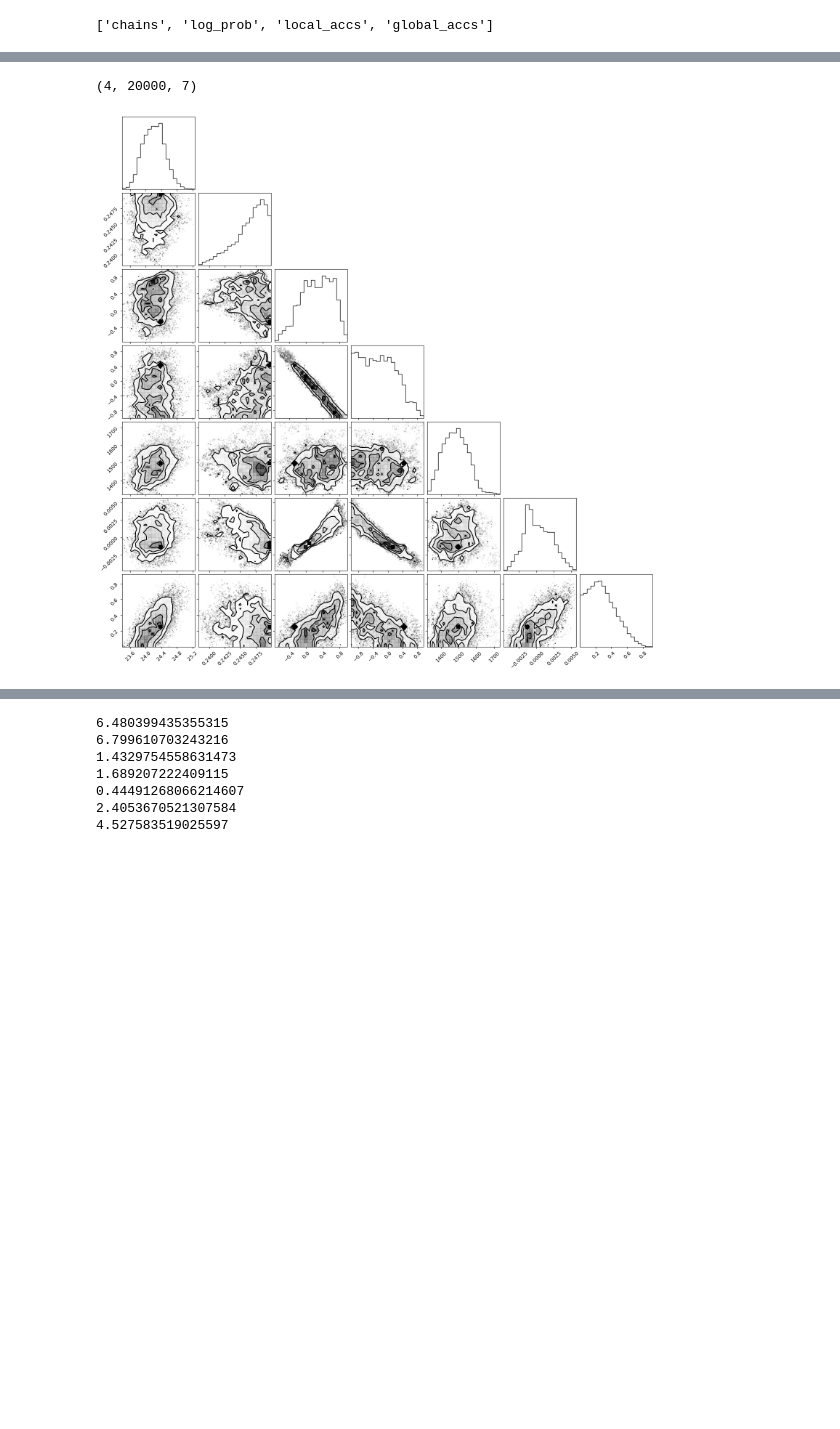
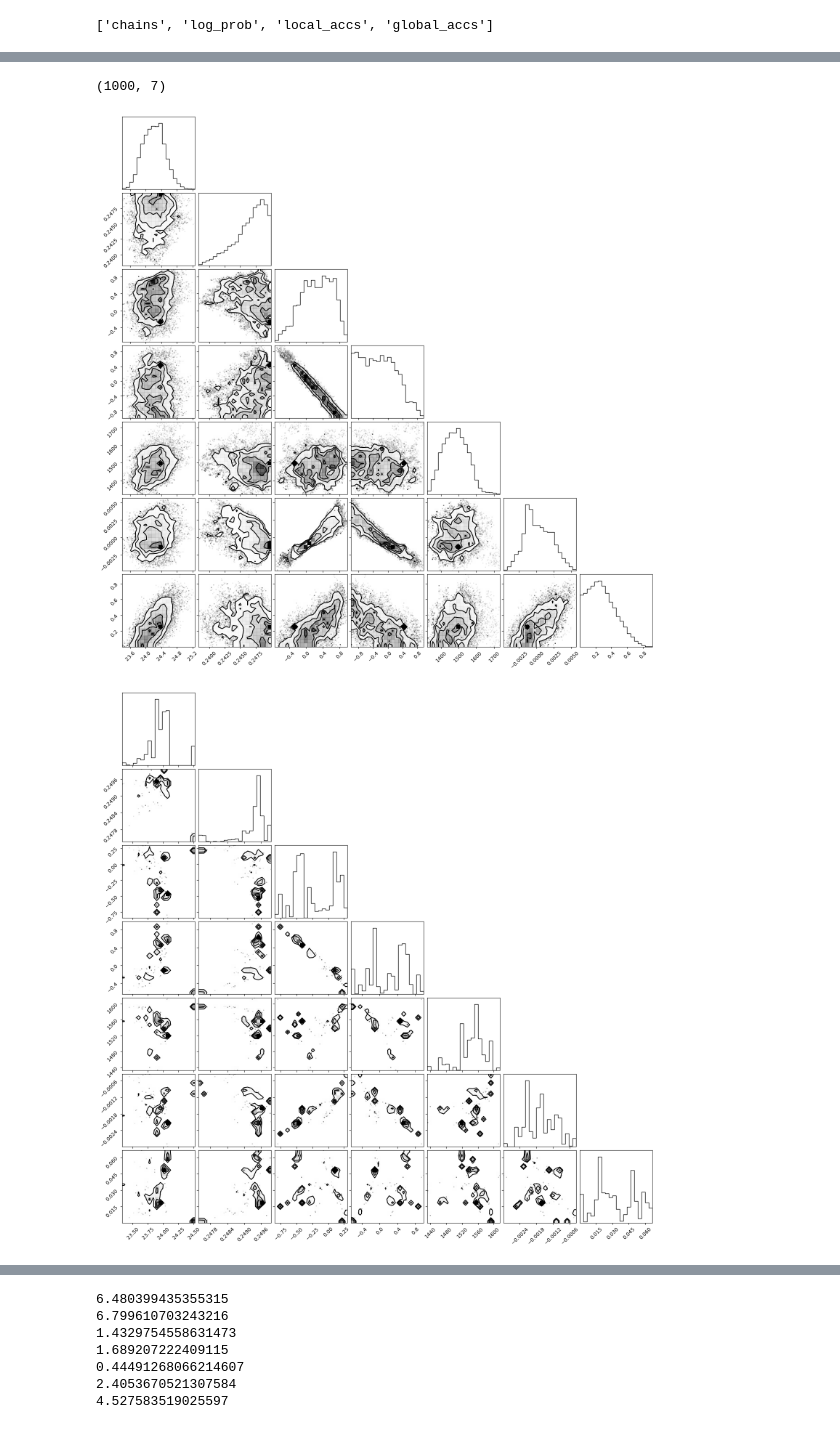
Before and after one commit to tedwards2412/ripple-paper, a Jupyter notebook: src/scripts/AnalyzeRippleHMC.ipynb, the cells around one changed output, grey strips where cells are left out. Cells and saved outputs as stored; diff of their text form; code cells hidden in the pictures; blank space fills up the shorter version.

```diff
--- a/src/scripts/AnalyzeRippleHMC.ipynb
+++ b/src/scripts/AnalyzeRippleHMC.ipynb
@@ -37,13 +21,14 @@ print(list(data_gaussian.keys()))
 # %%
 data_HMC['chains'].shape
-# HMC_bestchain.shape
 # gaussian_bestchain.shape
+gaussian_bestchain.shape
 # %% [output]
-(4, 20000, 7)
+(1000, 7)
 # %%
 fig_HMC = corner.corner(HMC_bestchain)
-# fig_gaussian = corner.corner(gaussian_bestchain)
+fig_gaussian = corner.corner(gaussian_bestchain)
 # %% [output]
 [figure]
+[figure, added]
 # %%
 acl_HMC = az.autocorr(HMC_bestchain.T).T
```
Also changed, not shown: parts of 5 cells of this notebook, 2 other files.
